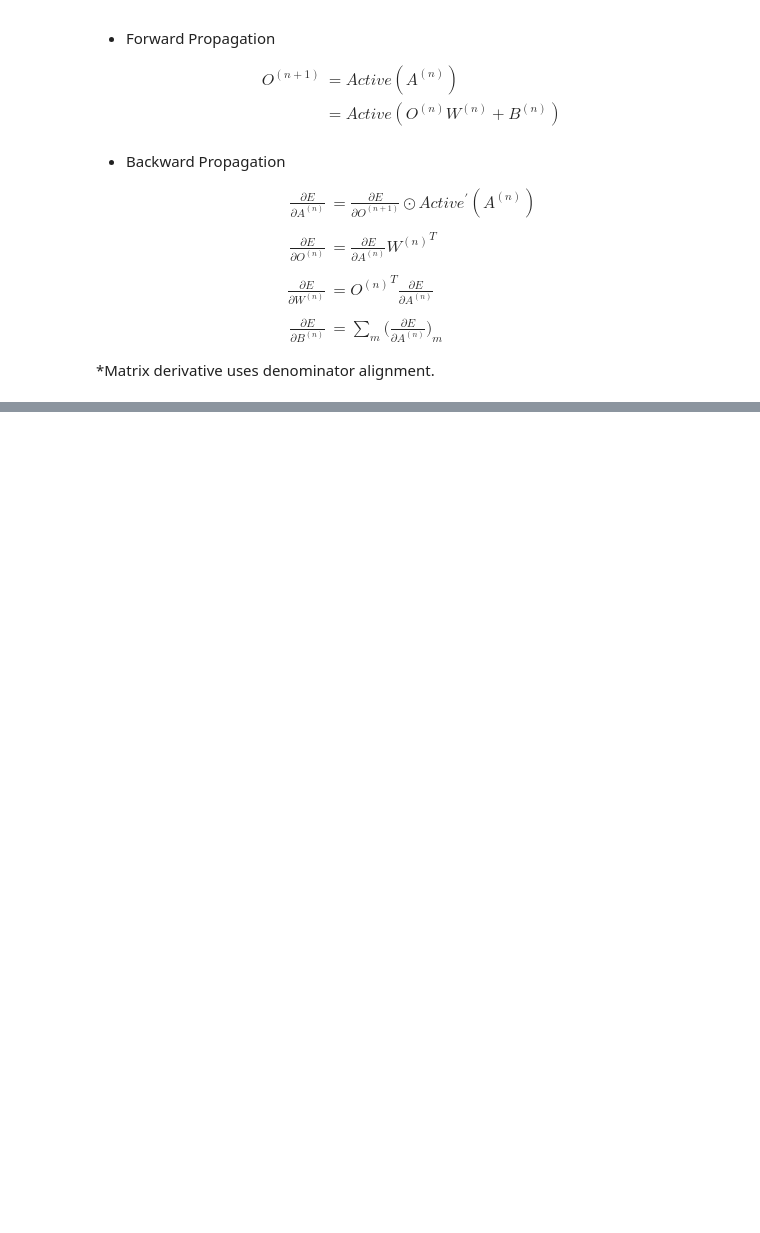
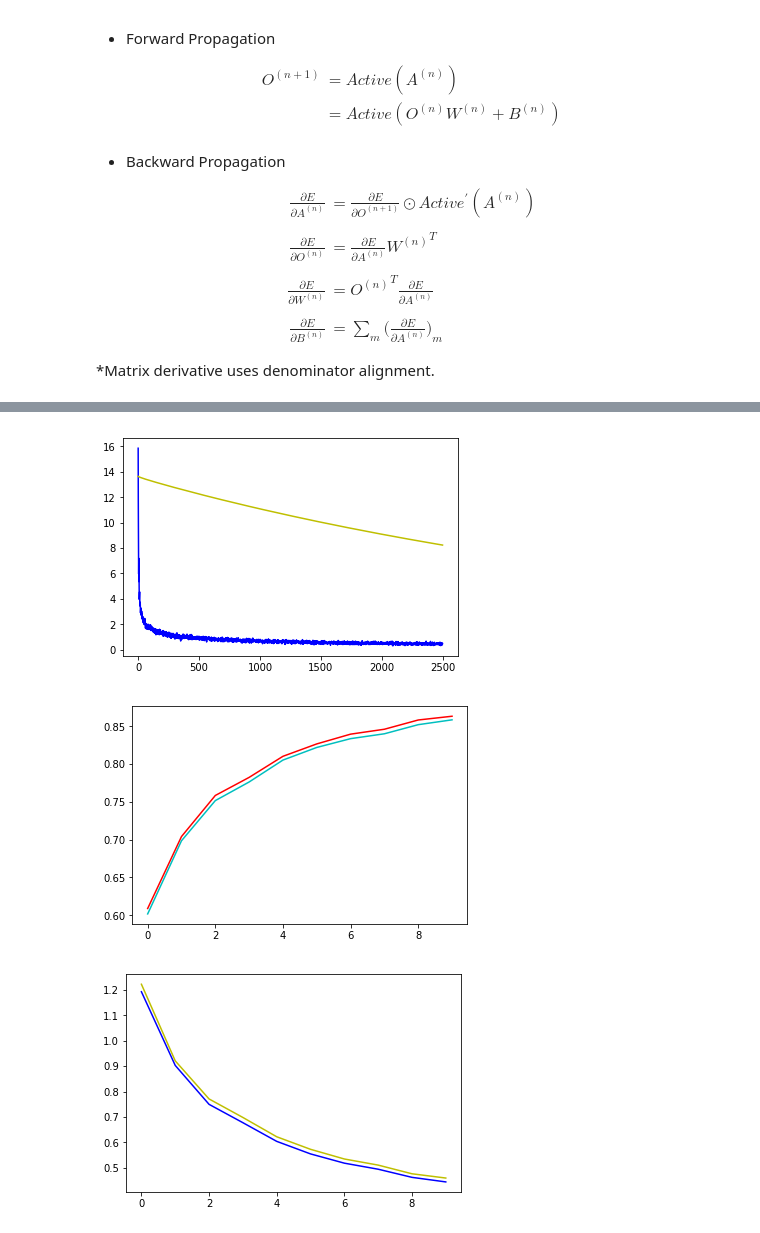
Before and after one commit to NickZhy/simpleNN, a Jupyter notebook: simpleNN.ipynb, the cells around one changed output, grey strips where cells are left out. Cells and saved outputs as stored; diff of their text form; code cells hidden in the pictures; blank space fills up the shorter version.

```diff
--- a/simpleNN.ipynb
+++ b/simpleNN.ipynb
@@ -308,7 +343,29 @@ X_train = X[:50000, :]
 y_train = y[:50000]
 X_test = X[50000:, :]
 y_test = y[50000:]
+# %%
+layers = [
+    {
+        'shape': (784, 32),
+        'activ': 'relu',
+    },
+    {
+        'shape': (32, 32),
+        'activ': 'relu',
+    },
+    {
+        'shape': (32, 32),
+        'activ': 'relu',
+    },
+    {
+        'shape': (32, 10),
+        'activ': 'softMax',
+        'isOutLayer' : True,
+        'loss' : 'labelCrossEntropy'
+    }
+]
+snn = simpleNN(layers)
 # %%
-snn.train(X_train, y_train, X_test, y_test, epochs = 30)
+snn.train(X_train, y_train, X_test, y_test, epochs = 10)
 # %% [output]
 ------------------epoch: 0 ------------------
@@ -330,0 +388,6 @@ test_accuracy : 0.94095  loss: 0.19260
+# %%
+snn.showTrainInfo()
+# %% [output]
+[figure, added]
+[figure, added]
+[figure, added]
```
Also changed, not shown: parts of 5 cells of this notebook.
